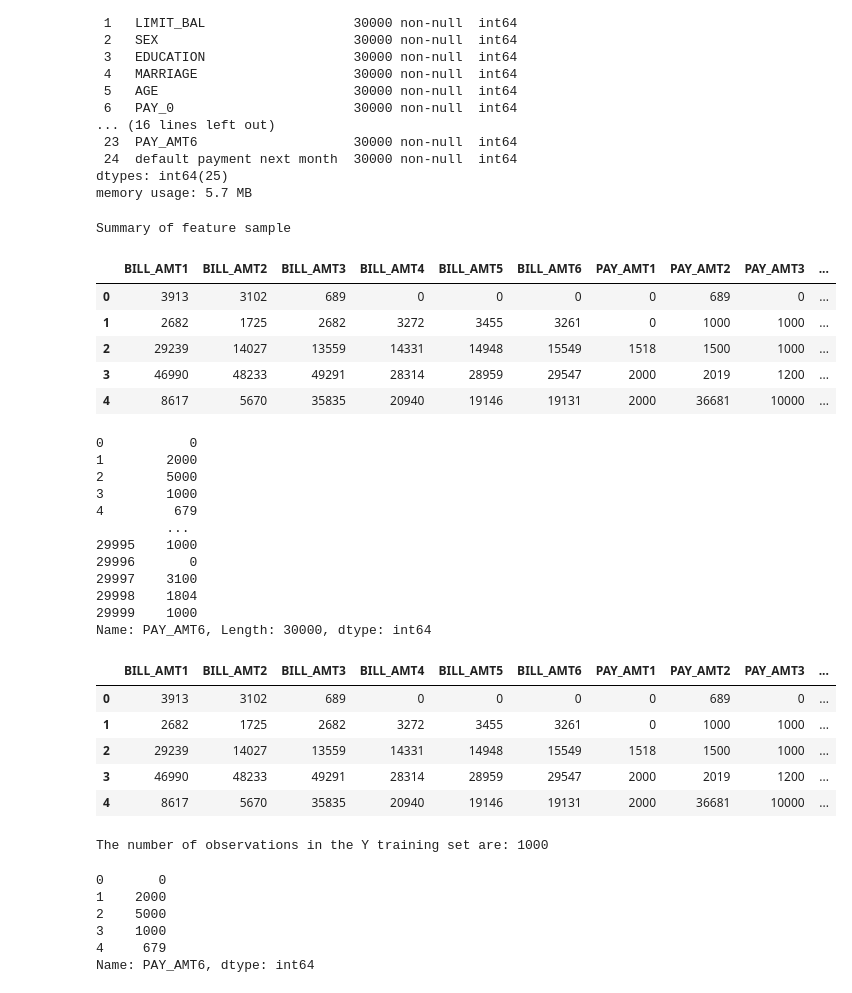
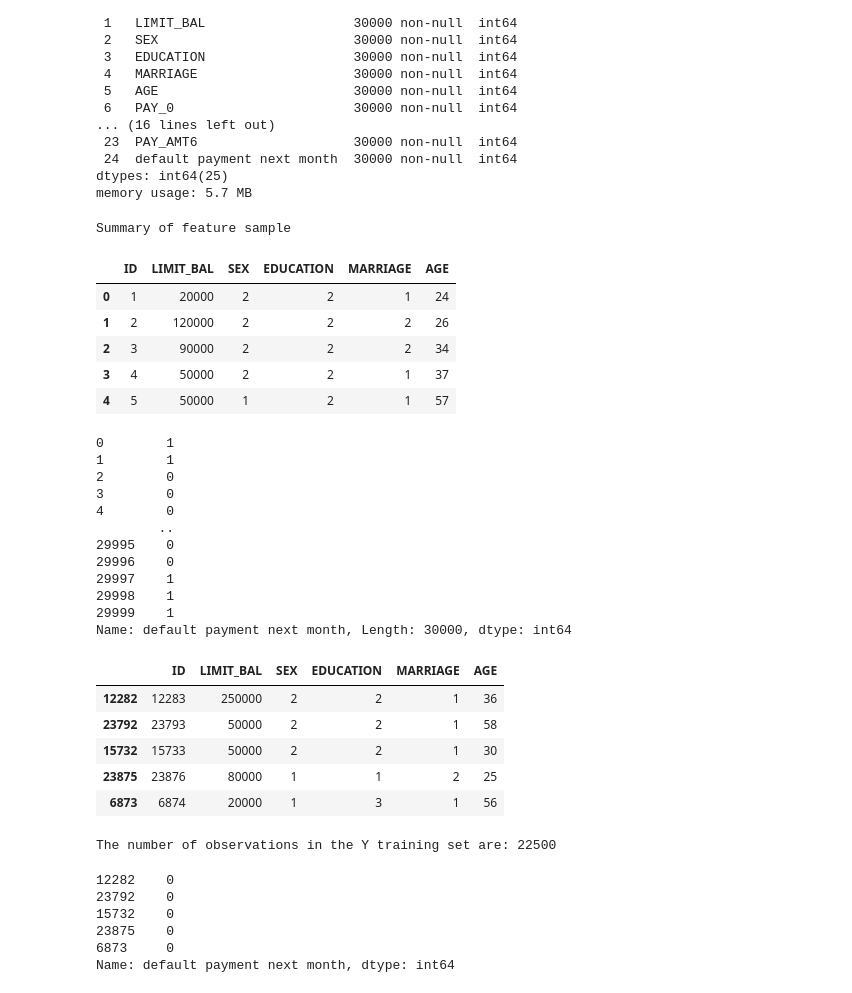
Before and after one commit to jjluong/Projects, a Jupyter notebook: CreditOne Regression.ipynb, the cells around one changed output. Cells and saved outputs as stored; diff of their text form; code cells hidden in the pictures.

```diff
--- a/CreditOne Regression.ipynb
+++ b/CreditOne Regression.ipynb
@@ -64,31 +73,31 @@ dtypes: int64(25)
 memory usage: 5.7 MB
 # %%
 #features
-features = rawData.iloc[:,12:23]
+features = rawData.iloc[:,:6]
 print('Summary of feature sample')
 features.head()
 # %% [output]
 Summary of feature sample
-|  | BILL_AMT1 | BILL_AMT2 | BILL_AMT3 | BILL_AMT4 | BILL_AMT5 | BILL_AMT6 | PAY_AMT1 | PAY_AMT2 | PAY_AMT3 | ... |
-| 0 | 3913 | 3102 | 689 | 0 | 0 | 0 | 0 | 689 | 0 | ... |
-| 1 | 2682 | 1725 | 2682 | 3272 | 3455 | 3261 | 0 | 1000 | 1000 | ... |
-| 2 | 29239 | 14027 | 13559 | 14331 | 14948 | 15549 | 1518 | 1500 | 1000 | ... |
-| 3 | 46990 | 48233 | 49291 | 28314 | 28959 | 29547 | 2000 | 2019 | 1200 | ... |
-| 4 | 8617 | 5670 | 35835 | 20940 | 19146 | 19131 | 2000 | 36681 | 10000 | ... |
+|  | ID | LIMIT_BAL | SEX | EDUCATION | MARRIAGE | AGE |
+| 0 | 1 | 20000 | 2 | 2 | 1 | 24 |
+| 1 | 2 | 120000 | 2 | 2 | 2 | 26 |
+| 2 | 3 | 90000 | 2 | 2 | 2 | 34 |
+| 3 | 4 | 50000 | 2 | 2 | 1 | 37 |
+| 4 | 5 | 50000 | 1 | 2 | 1 | 57 |
 # %%
 #dependent variable
-depVar = rawData['PAY_AMT6']
+depVar = rawData['default payment next month']
 print(depVar)
 # %% [output]
-0           0
-1        2000
-2        5000
-3        1000
-4         679
-         ...
-29995    1000
-29996       0
-29997    3100
-29998    1804
-29999    1000
-Name: PAY_AMT6, Length: 30000, dtype: int64
+0        1
+1        1
+2        0
+3        0
+4        0
+        ..
+29995    0
+29996    0
+29997    1
+29998    1
+29999    1
+Name: default payment next month, Length: 30000, dtype: int64
@@ -95,27 +106,25 @@ Name: PAY_AMT6, Length: 30000, dtype: int64
 # %%
 #training set (featuer space: x training)
-x_train = (features[: 1000])
 x_train.head()
 # %% [output]
-|  | BILL_AMT1 | BILL_AMT2 | BILL_AMT3 | BILL_AMT4 | BILL_AMT5 | BILL_AMT6 | PAY_AMT1 | PAY_AMT2 | PAY_AMT3 | ... |
-| 0 | 3913 | 3102 | 689 | 0 | 0 | 0 | 0 | 689 | 0 | ... |
-| 1 | 2682 | 1725 | 2682 | 3272 | 3455 | 3261 | 0 | 1000 | 1000 | ... |
-| 2 | 29239 | 14027 | 13559 | 14331 | 14948 | 15549 | 1518 | 1500 | 1000 | ... |
-| 3 | 46990 | 48233 | 49291 | 28314 | 28959 | 29547 | 2000 | 2019 | 1200 | ... |
-| 4 | 8617 | 5670 | 35835 | 20940 | 19146 | 19131 | 2000 | 36681 | 10000 | ... |
+|  | ID | LIMIT_BAL | SEX | EDUCATION | MARRIAGE | AGE |
+| 12282 | 12283 | 250000 | 2 | 2 | 1 | 36 |
+| 23792 | 23793 | 50000 | 2 | 2 | 1 | 58 |
+| 15732 | 15733 | 50000 | 2 | 2 | 1 | 30 |
+| 23875 | 23876 | 80000 | 1 | 1 | 2 | 25 |
+| 6873 | 6874 | 20000 | 1 | 3 | 1 | 56 |
 # %%
 #dependent variable training set (y training)
-y_train = depVar[: 1000]
 y_train_count = len(y_train.index)
 print('The number of observations in the Y training set are:', str(y_train_count))
 y_train.head()
 # %% [output]
-The number of observations in the Y training set are: 1000
+The number of observations in the Y training set are: 22500
-0       0
-1    2000
-2    5000
-3    1000
-4     679
-Name: PAY_AMT6, dtype: int64
+12282    0
+23792    0
+15732    0
+23875    0
+6873     0
+Name: default payment next month, dtype: int64
 # %%
 #testing set (x testing)
```
Also changed, not shown: parts of 27 cells of this notebook, 1 other file.
